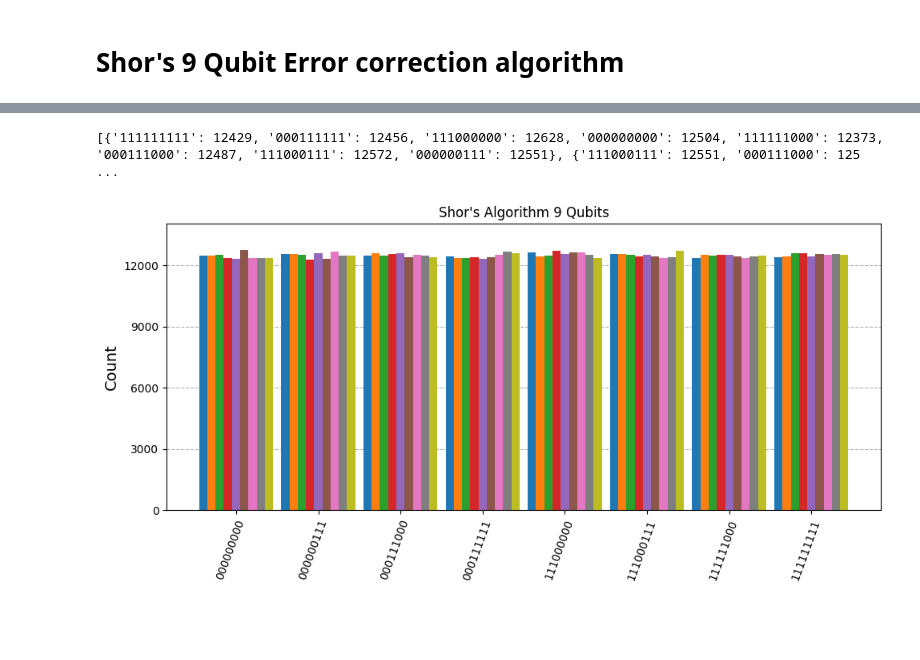
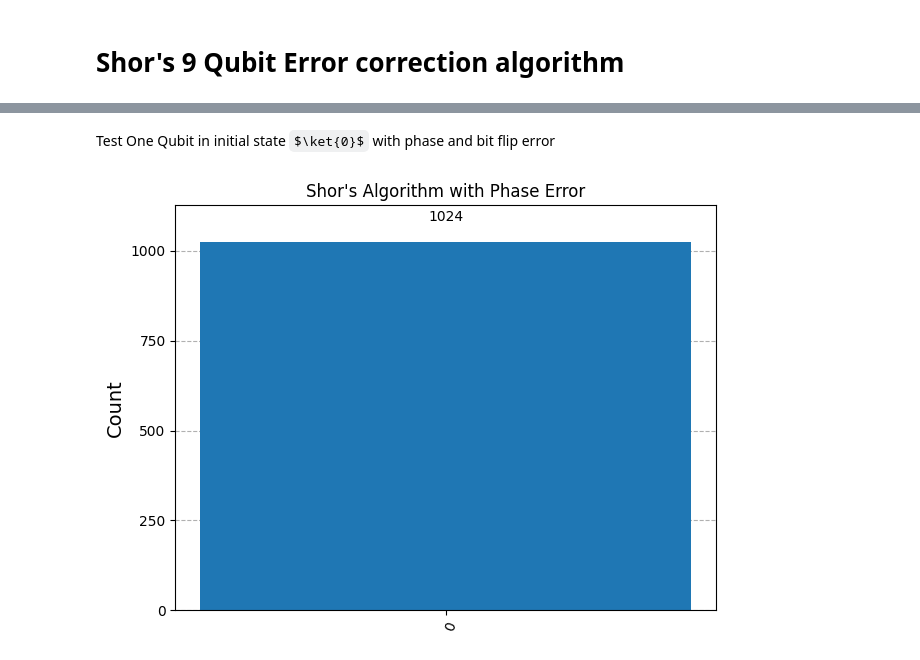
Before and after one commit to Yedi278/Quantum-Simulations, a Jupyter notebook: error_correction/shor's_9_qubit.ipynb, the cells around one changed output, grey strips where cells are left out. Cells and saved outputs as stored; diff of their text form; code cells hidden in the pictures; some formulas as TeX source; blank space fills up the shorter version.

```diff
--- a/error_correction/shor's_9_qubit.ipynb
+++ b/error_correction/shor's_9_qubit.ipynb
@@ -88,13 +93,14 @@ qcs = [shor_9_qb(phase_err=phase_err, flip_err=flip_err) for phase_err in range(
-# %%
-qcs = [shor_9_qb(i,j) for i in range(3) for j in range(3)]
-
-qc_transpiled = transpile(qcs, optimization_level=0)
-backend = AerSimulator(method='statevector')
-job = backend.run(qc_transpiled, shots=100000)
-result = job.result()
-counts = result.get_counts()
-print(counts)
-plot_histogram(counts, title='Shor\'s Algorithm 9 Qubits', bar_labels=False, figsize=(10, 5))
-# %% [output]
-[{'111111111': 12429, '000111111': 12456, '111000000': 12628, '000000000': 12504, '111111000': 12373, '000111000': 12487, '111000111': 12572, '000000111': 12551}, {'111000111': 12551, '000111000': 125 ...
-[figure, removed]
+# %% [markdown]
+Test One Qubit in initial state $\ket{0}$ with phase and bit flip error
+# %%
+sim = AerSimulator(method='statevector')
+qc = one_qb_test(phase_err=True, flip_err=True, init_state='0')
+qc = transpile(qc, sim)
+
+job = sim.run(qc, shots=1024)
+result = job.result()
+counts = result.get_counts(qc)
+
+plot_histogram(counts, title='Shor\'s Algorithm with Phase Error')
+# %% [output]
+[figure, added]
```
Also changed, not shown: parts of 10 cells of this notebook, 4 other files.
